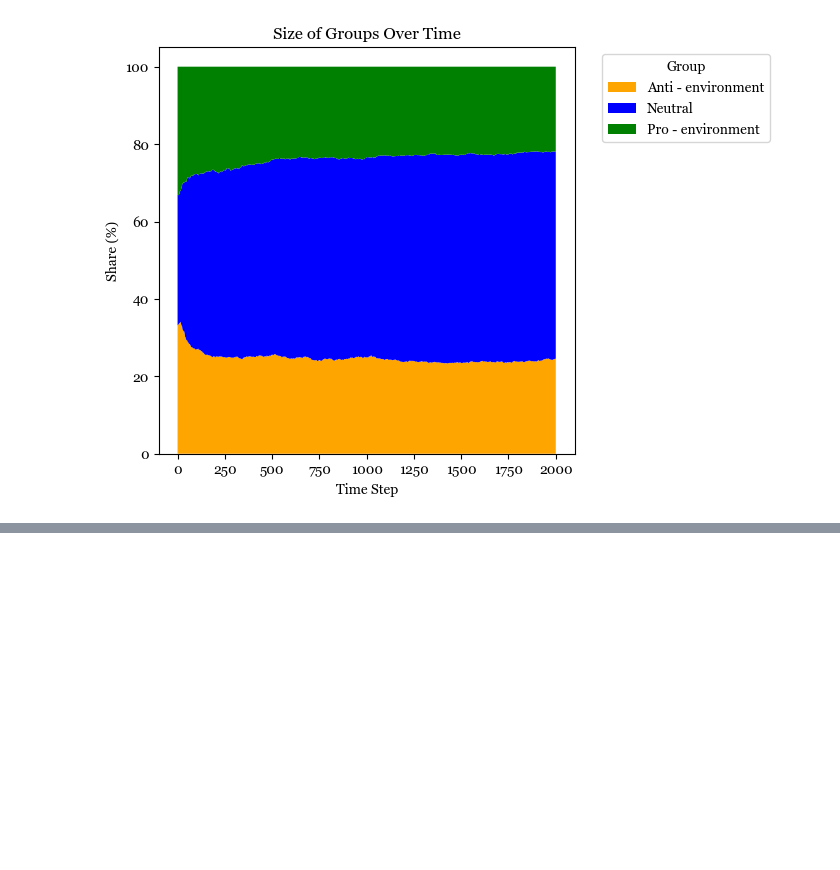
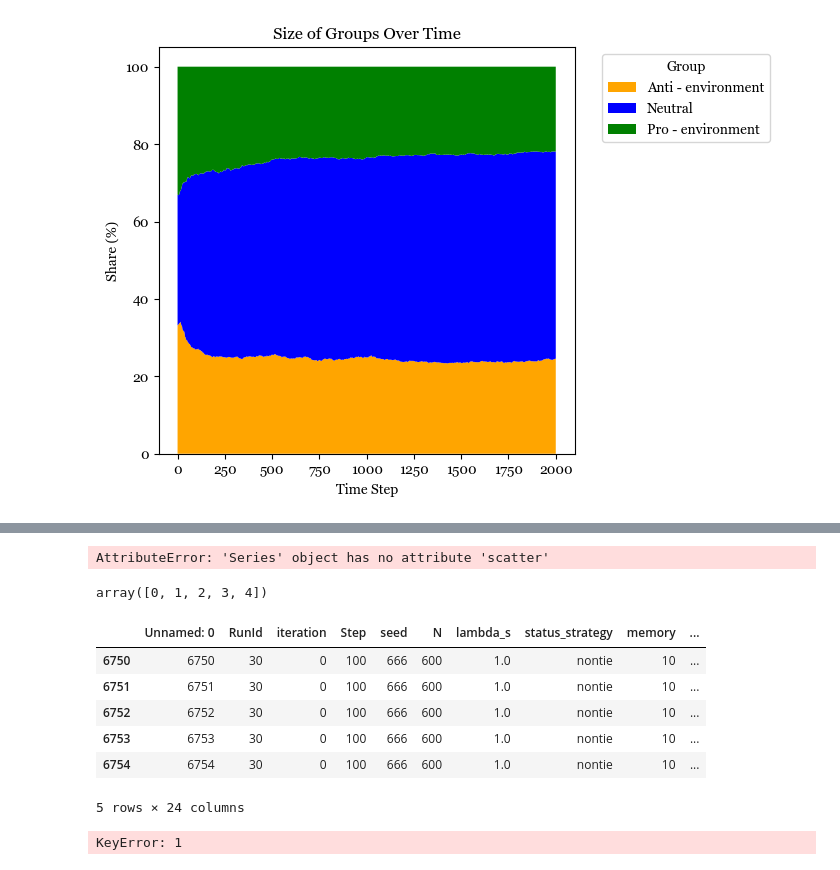
Before and after one commit to s-herrerag/enviromental_behavior_dynamics, a Jupyter notebook: tests_networkx.ipynb, the cells around one changed output, grey strips where cells are left out. Cells and saved outputs as stored; diff of their text form; code cells hidden in the pictures; blank space fills up the shorter version.

```diff
--- a/tests_networkx.ipynb
+++ b/tests_networkx.ipynb
@@ -228,0 +269,18 @@ results_batch_df.to_csv("results_batch_df.csv")
+# %%
+grouped_iterations.scatter()
+# %% [output]
+AttributeError: 'Series' object has no attribute 'scatter'
+# %%
+results_batch_df.iteration.unique()
+# %% [output]
+array([0, 1, 2, 3, 4])
+# %%
+results_batch_df.head()
+# %% [output]
+|  | Unnamed: 0 | RunId | iteration | Step | seed | N | lambda_s | status_strategy | memory | ... |
+| 6750 | 6750 | 30 | 0 | 100 | 666 | 600 | 1.0 | nontie | 10 | ... |
+| 6751 | 6751 | 30 | 0 | 100 | 666 | 600 | 1.0 | nontie | 10 | ... |
+| 6752 | 6752 | 30 | 0 | 100 | 666 | 600 | 1.0 | nontie | 10 | ... |
+| 6753 | 6753 | 30 | 0 | 100 | 666 | 600 | 1.0 | nontie | 10 | ... |
+| 6754 | 6754 | 30 | 0 | 100 | 666 | 600 | 1.0 | nontie | 10 | ... |
+5 rows × 24 columns
@@ -228,0 +289,4 @@ results_batch_df.to_csv("results_batch_df.csv")
+# %%
+testdict[1]
+# %% [output]
+KeyError: 1
```
Also changed, not shown: parts of 13 cells of this notebook, 2 other files.
